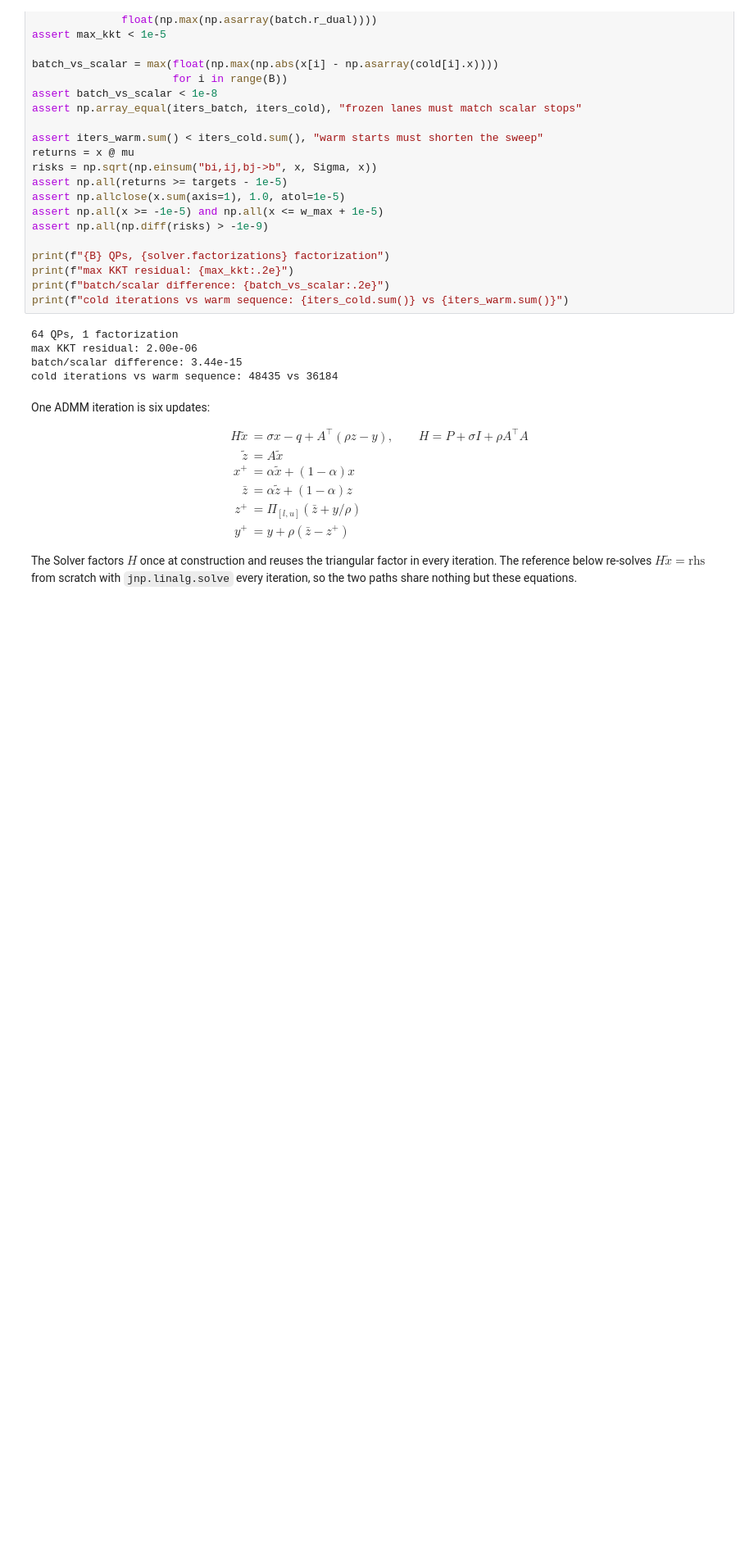
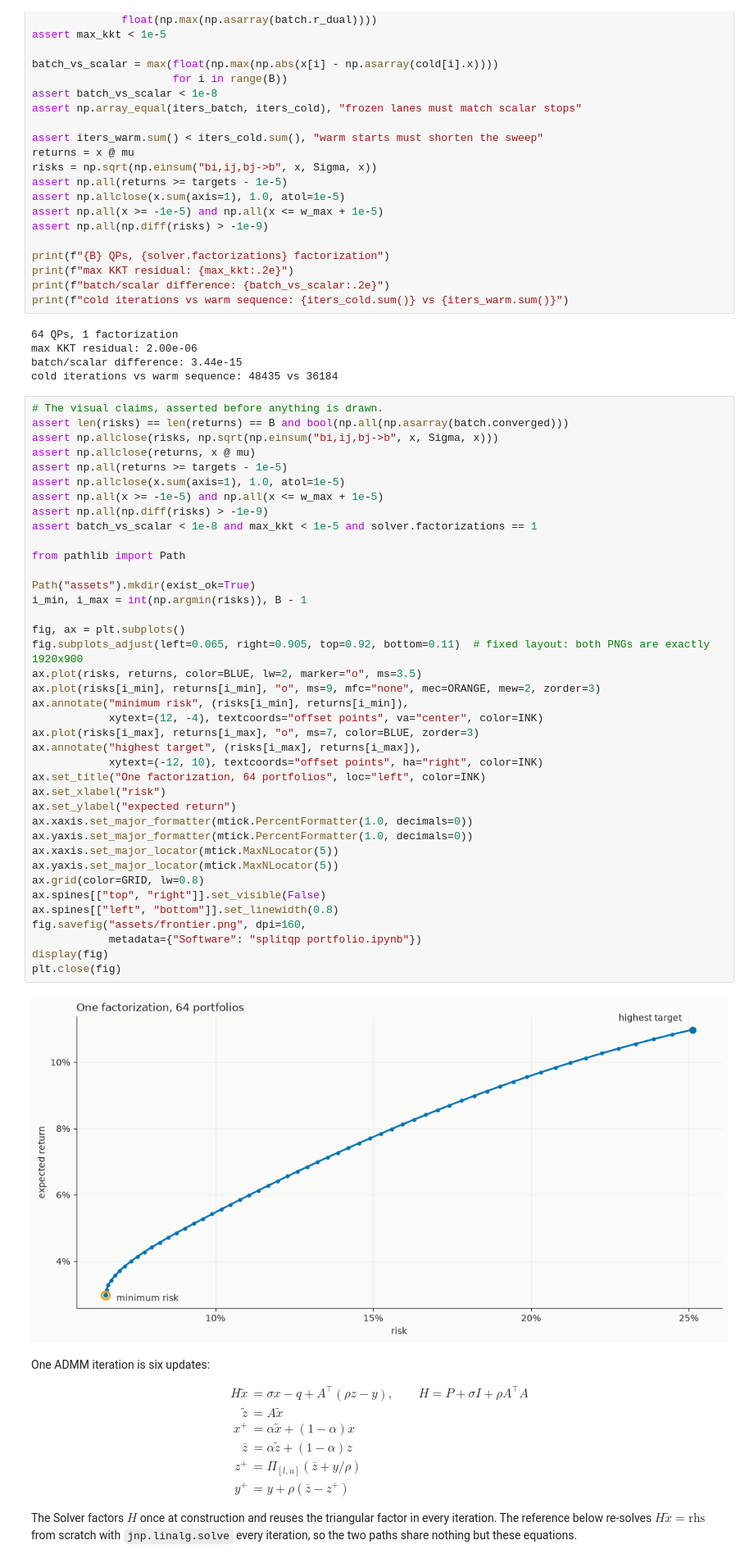
Before and after one commit to denglinc/splitQP, a Jupyter notebook: portfolio.ipynb, the cells around one changed output. Shown at 82% size. Cells and saved outputs as stored; diff of their text form; blank space fills up the shorter version.

Commit message:
figures: show one factorization

```diff
--- a/portfolio.ipynb
+++ b/portfolio.ipynb
@@ -104,6 +104,47 @@ print(f"cold iterations vs warm sequence: {iters_cold.sum()} vs {iters_warm.sum(
 max KKT residual: 2.00e-06
 batch/scalar difference: 3.44e-15
 cold iterations vs warm sequence: 48435 vs 36184
+# %%
+# The visual claims, asserted before anything is drawn.
+assert len(risks) == len(returns) == B and bool(np.all(np.asarray(batch.converged)))
+assert np.allclose(risks, np.sqrt(np.einsum("bi,ij,bj->b", x, Sigma, x)))
+assert np.allclose(returns, x @ mu)
+assert np.all(returns >= targets - 1e-5)
+assert np.allclose(x.sum(axis=1), 1.0, atol=1e-5)
+assert np.all(x >= -1e-5) and np.all(x <= w_max + 1e-5)
+assert np.all(np.diff(risks) > -1e-9)
+assert batch_vs_scalar < 1e-8 and max_kkt < 1e-5 and solver.factorizations == 1
+
+from pathlib import Path
+
+Path("assets").mkdir(exist_ok=True)
+i_min, i_max = int(np.argmin(risks)), B - 1
+
+fig, ax = plt.subplots()
+fig.subplots_adjust(left=0.065, right=0.905, top=0.92, bottom=0.11)  # fixed layout: both PNGs are exactly 1920x900
+ax.plot(risks, returns, color=BLUE, lw=2, marker="o", ms=3.5)
+ax.plot(risks[i_min], returns[i_min], "o", ms=9, mfc="none", mec=ORANGE, mew=2, zorder=3)
+ax.annotate("minimum risk", (risks[i_min], returns[i_min]),
+            xytext=(12, -4), textcoords="offset points", va="center", color=INK)
+ax.plot(risks[i_max], returns[i_max], "o", ms=7, color=BLUE, zorder=3)
+ax.annotate("highest target", (risks[i_max], returns[i_max]),
+            xytext=(-12, 10), textcoords="offset points", ha="right", color=INK)
+ax.set_title("One factorization, 64 portfolios", loc="left", color=INK)
+ax.set_xlabel("risk")
+ax.set_ylabel("expected return")
+ax.xaxis.set_major_formatter(mtick.PercentFormatter(1.0, decimals=0))
+ax.yaxis.set_major_formatter(mtick.PercentFormatter(1.0, decimals=0))
+ax.xaxis.set_major_locator(mtick.MaxNLocator(5))
+ax.yaxis.set_major_locator(mtick.MaxNLocator(5))
+ax.grid(color=GRID, lw=0.8)
+ax.spines[["top", "right"]].set_visible(False)
+ax.spines[["left", "bottom"]].set_linewidth(0.8)
+fig.savefig("assets/frontier.png", dpi=160,
+            metadata={"Software": "splitqp portfolio.ipynb"})
+display(fig)
+plt.close(fig)
+# %% [output]
+[figure, added]
 # %% [markdown]
 One ADMM iteration is six updates:
 
```
Also changed, not shown: parts of 2 cells of this notebook, 2 other files.
